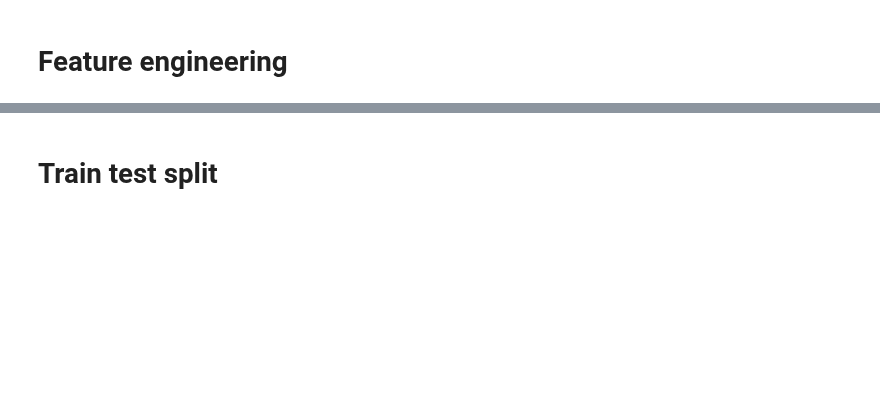
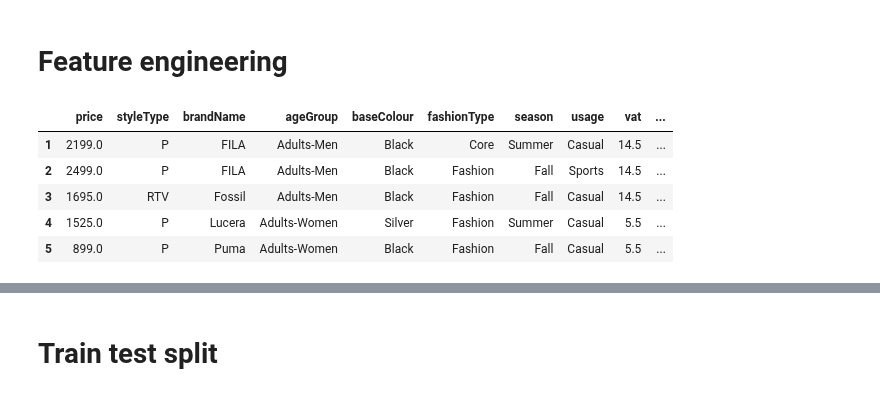
Before and after one commit to yuvraaj2002/AI_Projects, a Jupyter notebook: StyleSphere/Notebook/Predict_Price.ipynb, the cells around one changed output, grey strips where cells are left out. Saved outputs shown, nothing was run; the diff lists cells and outputs as text; code cells hidden in the pictures; blank space fills up the shorter version.

```diff
--- a/StyleSphere/Notebook/Predict_Price.ipynb
+++ b/StyleSphere/Notebook/Predict_Price.ipynb
@@ -218,6 +217,15 @@ for cols in columns:
     df[cols] = df[cols].astype(int)
 # %%
 temp = df.copy()
+# %%
+temp.head(5)
+# %% [output]
+|  | price | styleType | brandName | ageGroup | baseColour | fashionType | season | usage | vat | ... |
+| 1 | 2199.0 | P | FILA | Adults-Men | Black | Core | Summer | Casual | 14.5 | ... |
+| 2 | 2499.0 | P | FILA | Adults-Men | Black | Fashion | Fall | Sports | 14.5 | ... |
+| 3 | 1695.0 | RTV | Fossil | Adults-Men | Black | Fashion | Fall | Casual | 14.5 | ... |
+| 4 | 1525.0 | P | Lucera | Adults-Women | Silver | Fashion | Summer | Casual | 5.5 | ... |
+| 5 | 899.0 | P | Puma | Adults-Women | Black | Fashion | Fall | Casual | 5.5 | ... |
 # %%
 # Instantiating target encoder class
 TE_styletype = ce.TargetEncoder()
```
Also changed, not shown: parts of 14 cells of this notebook.
